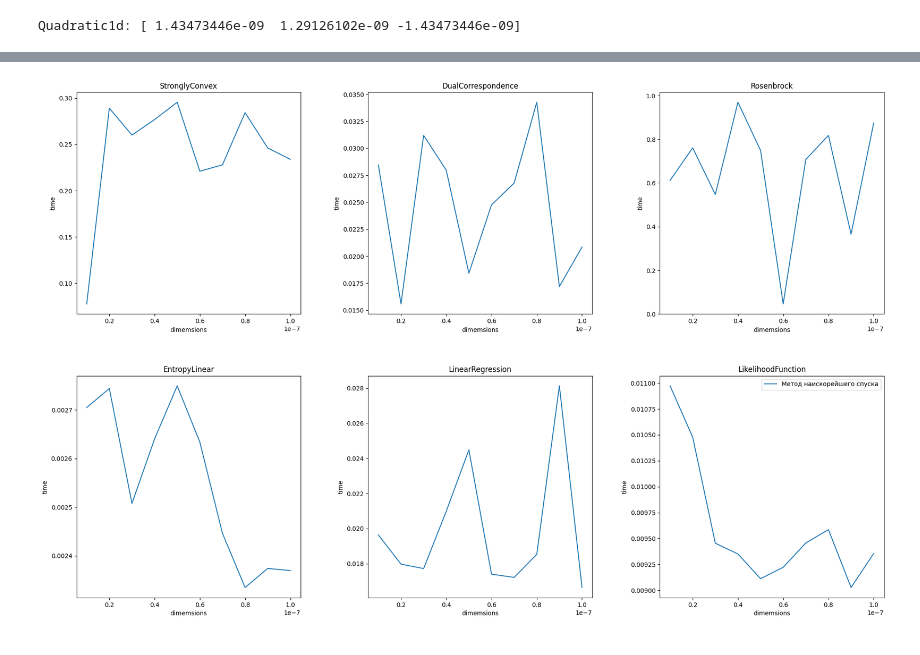
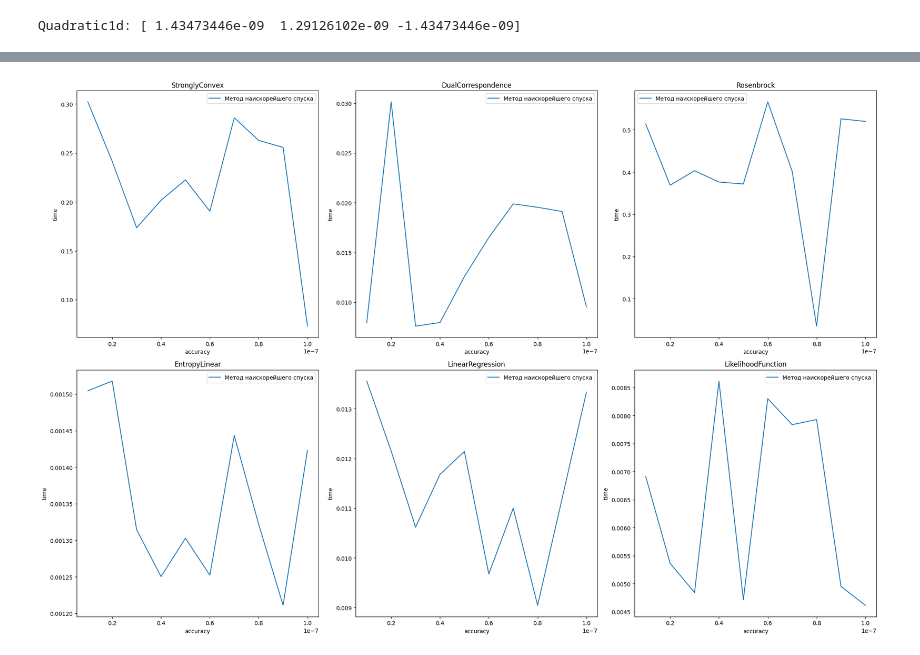
Before and after one commit to fallra1n/math-optimization, a Jupyter notebook: hw-2/OPTI_2.ipynb, the cells around one changed output, grey strips where cells are left out. Cells and saved outputs as stored; diff of their text form; code cells hidden in the pictures.

```diff
--- a/hw-2/OPTI_2.ipynb
+++ b/hw-2/OPTI_2.ipynb
@@ -201,8 +202,8 @@ def dual_correspondence(
     x: agnp.ndarray,
     param_list: Dict[str, Any],
 ) -> float:
-    x0 = x[:len(x)//2]
-    y0 = x[len(x)//2:]
+    x0 = x[: len(x) // 2]
+    y0 = x[len(x) // 2 :]
     L, W, c = param_list["L"], param_list["W"], param_list["c"]
     return -agnp.dot(L, x0) - agnp.dot(W, y0) + agnp.log(agnp.sum(agnp.exp(-100 * c + x0[:, None] + y0[None, :])))
 
@@ -254,15 +255,17 @@ func_name_list = [
 ]
 
 dimemsions = [10, 20, 30, 40, 50, 60, 60, 70, 80, 90, 100, 200, 400, 600, 800, 1000]
-golden_section_accuracies = np.linspace(10**(-8), 10**(-7), 10)
+golden_section_accuracies = np.linspace(10 ** (-8), 10 ** (-7), 10)
 
 number_of_func = 6
+
 
 # Пример для StronglyConvex
 def param_gen_1(n):
     x = agnp.random.randn(n)
     param_list = {"L": 100, "mu": 0.1}
     return (x, param_list)
+
 
 def param_gen_2(n):
     x = agnp.random.randn(n)
@@ -273,17 +276,20 @@ def param_gen_2(n):
     W /= agnp.sum(W)
     c = agnp.random.rand(n, n)
     param_list = {"L": L, "W": W, "c": c}
-    return (agnp.concatenate((x,y)), param_list)
+    return (agnp.concatenate((x, y)), param_list)
+
 
 def param_gen_3(n):
     x = agnp.random.randn(n)
     param_list = {"alpha_rosenbrock": 100}
     return (x, param_list)
 
+
 def param_gen_4(n):
     x = agnp.abs(agnp.random.rand(n))  # Должно быть положительным
     param_list = {"xi": 1 / agnp.arange(1, n + 1)}
     return (x, param_list)
+
 
 def param_gen_5(n):
     m = 100
@@ -293,6 +299,7 @@ def param_gen_5(n):
     param_list = {"A": A, "b": b}
     return (x, param_list)
 
+
 def param_gen_6(n):
     m = 100
     x = agnp.random.randn(n)
@@ -301,14 +308,8 @@ def param_gen_6(n):
     param_list = {"A": A}
     return (agnp.concatenate((x, y)), param_list)
 
-param_gen = [
-    param_gen_1,
-    param_gen_2,
-    param_gen_3,
-    param_gen_4,
-    param_gen_5,
-    param_gen_6
-]
+
+param_gen = [param_gen_1, param_gen_2, param_gen_3, param_gen_4, param_gen_5, param_gen_6]
 # %%
 # run on test funcs
 
@@ -383,7 +381,7 @@ prec = 1e-1
 steps = 1000
 
 Lst_y_lev = []
-Lst_x_lev =[]
+Lst_x_lev = []
 Lst_y_fast = []
 Lst_x_fast = []
 
@@ -398,7 +396,7 @@ for i in range(number_of_func):
         max_steps, eps = steps, prec
         result = levenberg_markvatd2(function_list[i], param_list, x0, max_steps, eps)
         end_time = time.time()
-        if (end_time - start_time > 0.5):
+        if end_time - start_time > 0.5:
             break
         Lst_x_lev[i].append(dim)
         Lst_y_lev[i].append(end_time - start_time)
@@ -409,7 +407,7 @@ for i in range(number_of_func):
         max_steps, eps = steps, prec
         result = the_fastest_descent(function_list[i], param_list, x0, max_steps, eps)
         end_time = time.time()
-        if (end_time - start_time > 0.5):
+        if end_time - start_time > 0.5:
             break
         Lst_x_fast[i].append(dim)
         Lst_y_fast[i].append(end_time - start_time)
@@ -490,34 +488,35 @@ steps = 1000
 Lst_y_lev = []
 Lst_y_fast = []
 
 for i in range(number_of_func):
 
     Lst_y_lev.append([])
     Lst_y_fast.append([])
     dim = 10
-    for eps_golden in np.linspace(10**(-8), 10**(-7), 10):
+    for eps_golden in np.linspace(10 ** (-8), 10 ** (-7), 10):
 
         start_time = time.time()
         x0, param_list = param_gen[i](dim)
         max_steps, eps = steps, prec
         result = the_fastest_descent(function_list[i], param_list, x0, max_steps, eps)
         end_time = time.time()
         Lst_y_fast[i].append(end_time - start_time)
 
 
 for i in range(2):
     for j in range(3):
         # if i == 0 and j == 1:
         #     continue
         # if i == 1 and j == 0:
         #     continue
         ind = i * 3 + j
         axs[i, j].plot(golden_section_accuracies, Lst_y_fast[ind], label='Метод наискорейшего спуска')
         axs[i, j].set_title(func_name_list[ind])
-        axs[i, j].set_xlabel('dimemsions')
+        axs[i, j].set_xlabel('accuracy')
         axs[i, j].set_ylabel('time')
+        axs[i, j].legend()
 
-plt.legend()
+plt.tight_layout()
 plt.show()
 # %% [output]
-[figure, old version]
+[figure, new version]
```
Also changed, not shown: parts of 6 cells of this notebook.
